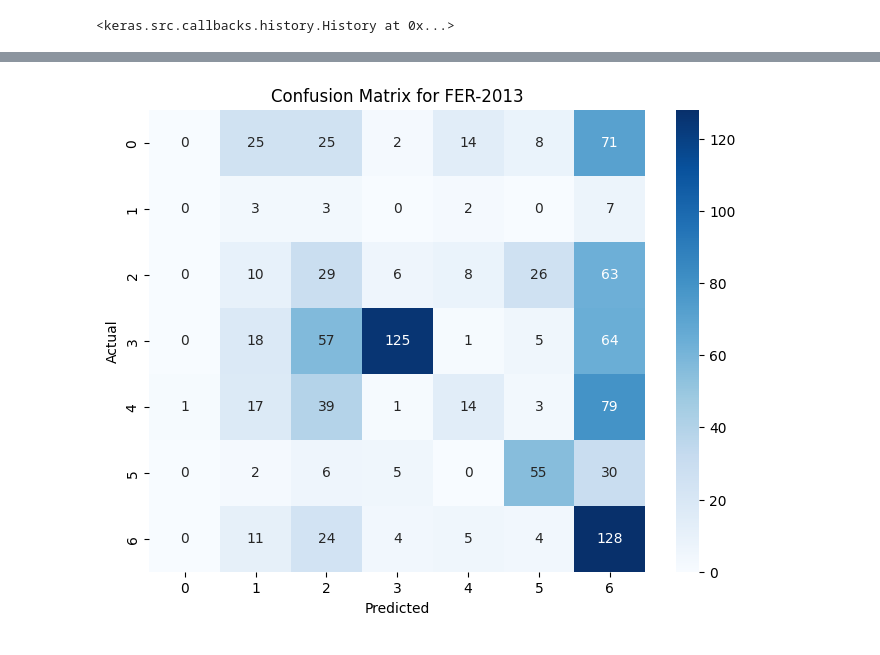
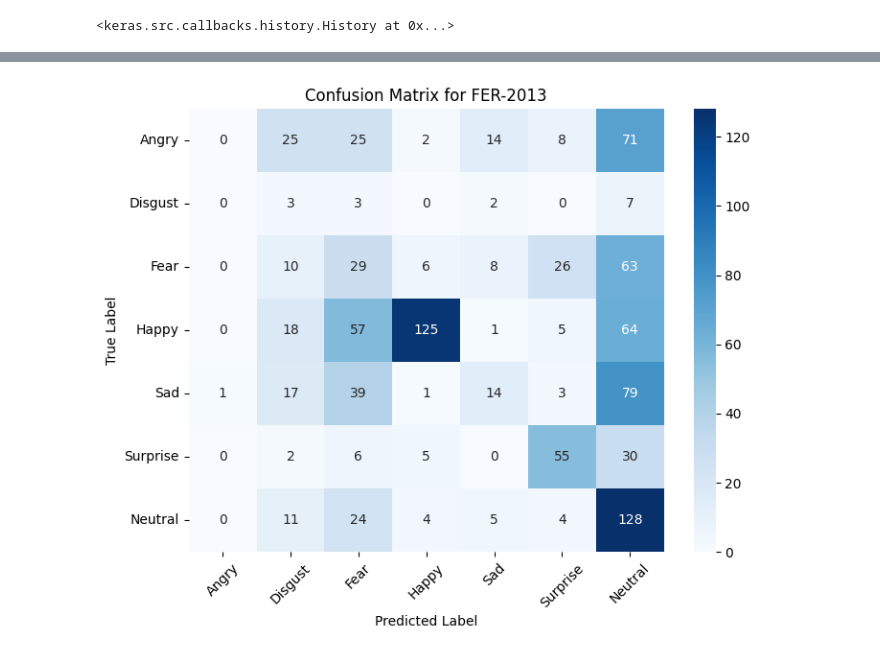
Before and after one commit to Abdulbarikassim/FaceEmotionDetection, a Jupyter notebook: custom_CovNet_fer.ipynb, the cells around one changed output, grey strips where cells are left out. Saved outputs shown, nothing was run; the diff lists cells and outputs as text; code cells hidden in the pictures.

```diff
--- a/custom_CovNet_fer.ipynb
+++ b/custom_CovNet_fer.ipynb
@@ -333,6 +333,13 @@ F1 Score:  0.7983470571373597
 # Define class labels for FER-2013 dataset
 class_labels = ['Angry', 'Disgust', 'Fear', 'Happy', 'Sad', 'Surprise', 'Neutral']
 
+y_pred = convnet.predict(X_test)
+
+y_pred_classes = np.argmax(y_pred, axis=1)
+
+ # Compute the F1 score
+f1 = f1_score(y_test, y_pred_classes, average='weighted')
+print("F1 Score for FER2013: ", f1)
 # Plotting the confusion matrix for FER-2013
 plt.figure(figsize=(8, 6))
 sns.heatmap(cm_fer, annot=True, fmt='d', cmap='Blues', xticklabels=class_labels, yticklabels=class_labels)
@@ -350 +355 @@ F1 Score on FER-2013:  0.3385256651454935
-[figure, old version]
+[figure, new version]
```
Also changed, not shown: parts of 4 cells of this notebook.
